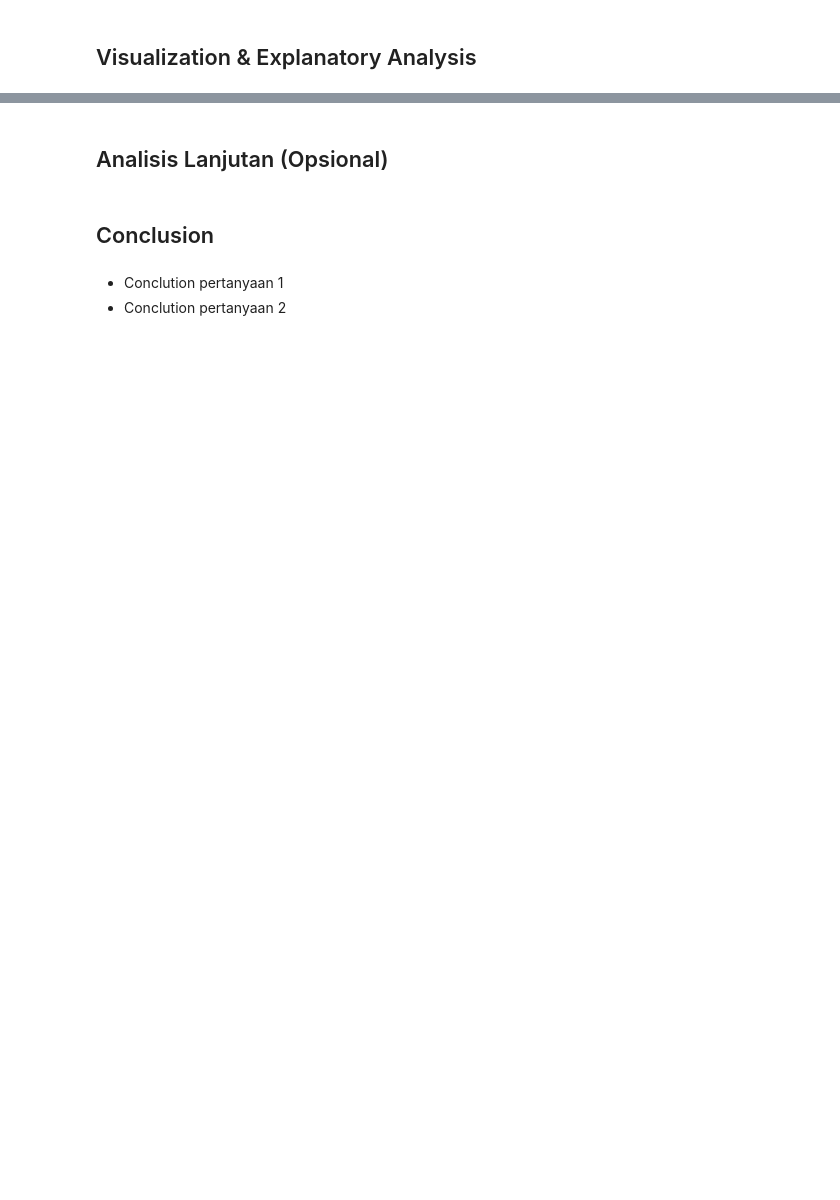
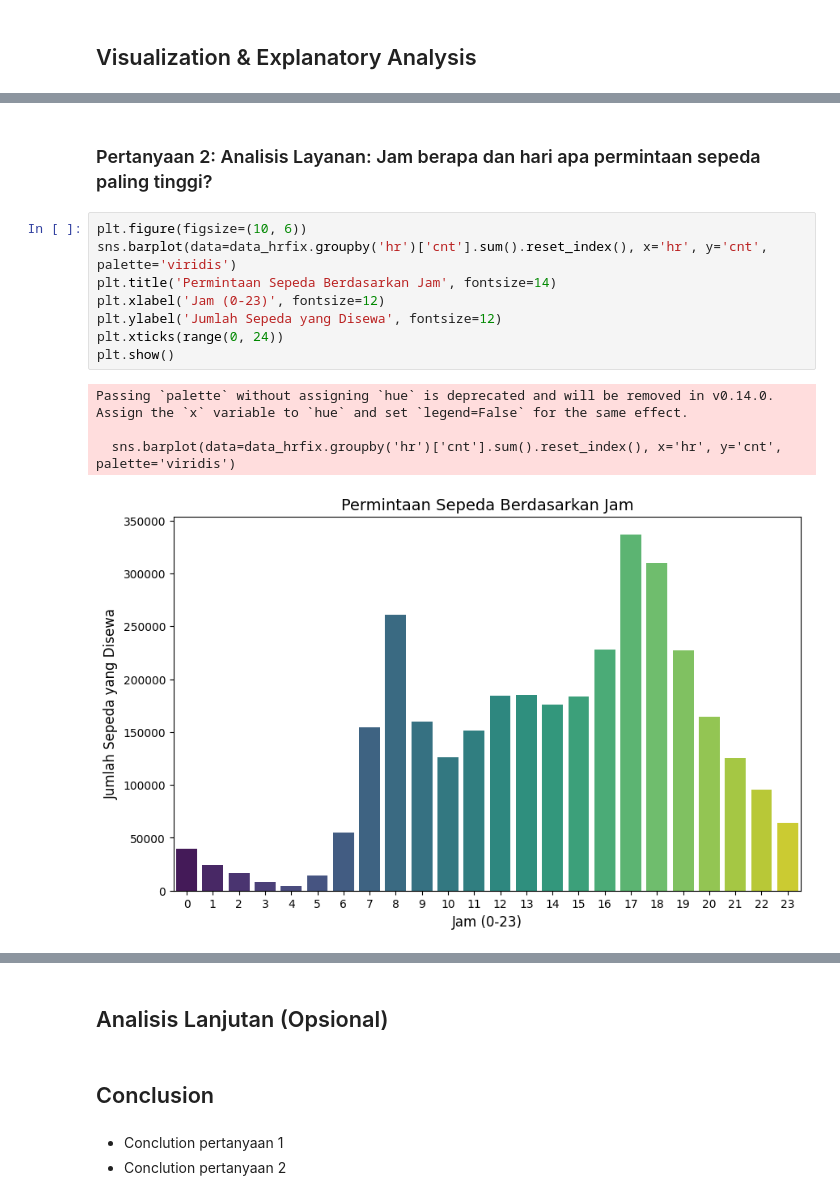
Before and after one commit to prtmaars/Bike-Sharing-DC, a Jupyter notebook: Proyek_Analisis_Data_2_Dicky_Pratama_Kusuma.ipynb, the cells around one changed output, grey strips where cells are left out. Drawn from its saved outputs; the diff is of its cells as text; blank space fills up the shorter version.

```diff
--- a/Proyek_Analisis_Data_2_Dicky_Pratama_Kusuma.ipynb
+++ b/Proyek_Analisis_Data_2_Dicky_Pratama_Kusuma.ipynb
@@ -339,0 +470,15 @@ dtype: int64
+# %% [markdown]
+### Pertanyaan 2: Analisis Layanan: Jam berapa dan hari apa permintaan sepeda paling tinggi?
+# %%
+plt.figure(figsize=(10, 6))
+sns.barplot(data=data_hrfix.groupby('hr')['cnt'].sum().reset_index(), x='hr', y='cnt', palette='viridis')
+plt.title('Permintaan Sepeda Berdasarkan Jam', fontsize=14)
+plt.xlabel('Jam (0-23)', fontsize=12)
+plt.ylabel('Jumlah Sepeda yang Disewa', fontsize=12)
+plt.xticks(range(0, 24))
+plt.show()
+# %% [output]
+Passing `palette` without assigning `hue` is deprecated and will be removed in v0.14.0. Assign the `x` variable to `hue` and set `legend=False` for the same effect.
+
+  sns.barplot(data=data_hrfix.groupby('hr')['cnt'].sum().reset_index(), x='hr', y='cnt', palette='viridis')
+[figure, added]
```
Also changed, not shown: parts of 15 cells of this notebook.
